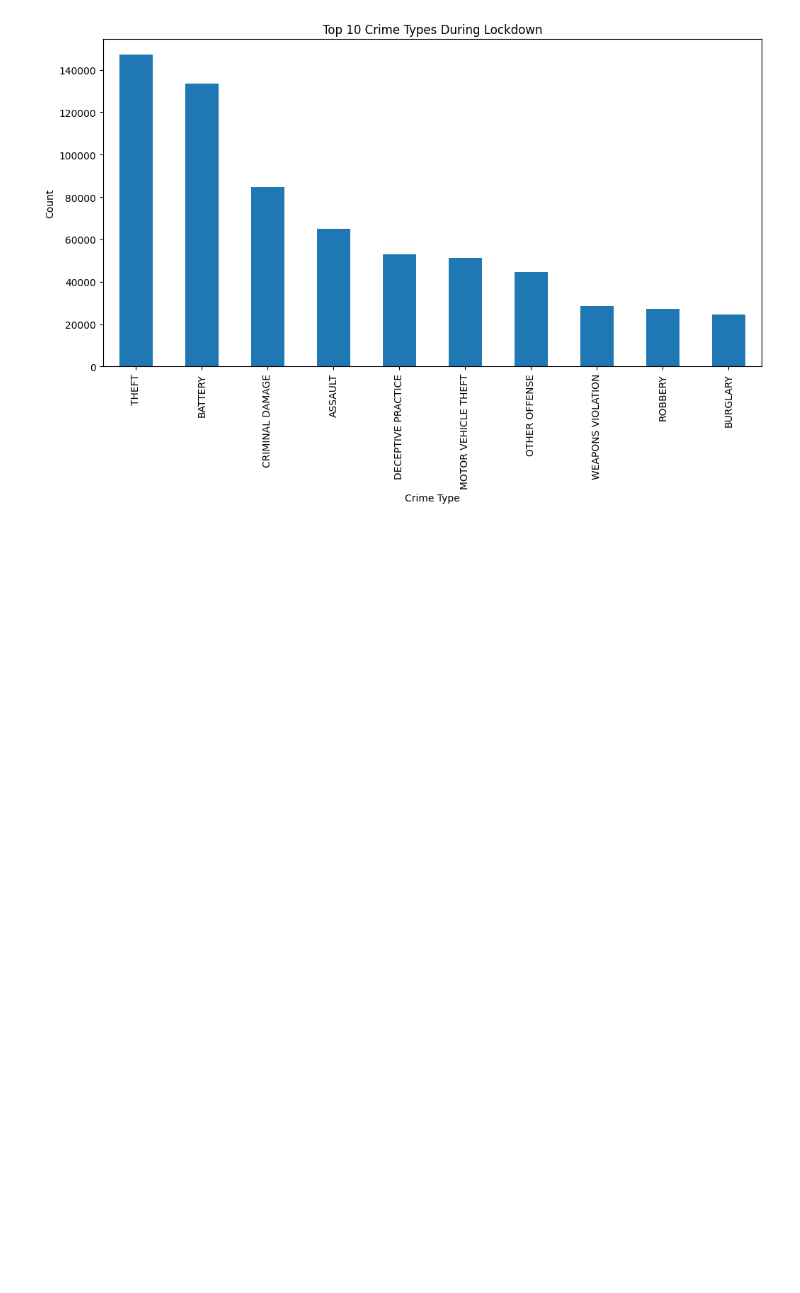
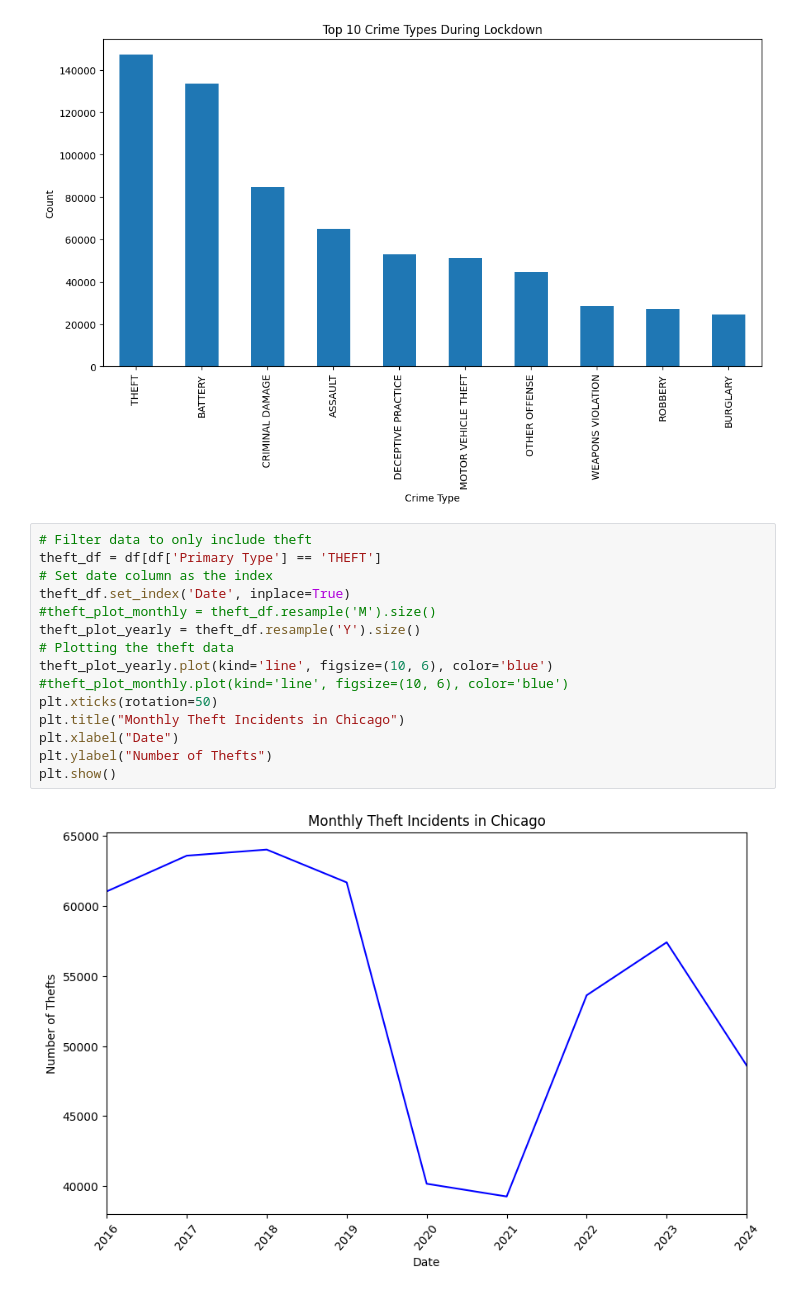
Before and after one commit to QJones76/team-project-1, a Jupyter notebook: Cleaned_Chicago_Crime.ipynb, the cells around one changed output. Cells and saved outputs as stored; diff of their text form; blank space fills up the shorter version.

```diff
--- a/Cleaned_Chicago_Crime.ipynb
+++ b/Cleaned_Chicago_Crime.ipynb
@@ -331,3 +393,20 @@ plt.ylabel("Count")
 plt.show()
 # %% [output]
 [figure]
+# %%
+# Filter data to only include theft
+theft_df = df[df['Primary Type'] == 'THEFT']
+# Set date column as the index
+theft_df.set_index('Date', inplace=True)
+#theft_plot_monthly = theft_df.resample('M').size()
+theft_plot_yearly = theft_df.resample('Y').size()
+# Plotting the theft data
+theft_plot_yearly.plot(kind='line', figsize=(10, 6), color='blue')
+#theft_plot_monthly.plot(kind='line', figsize=(10, 6), color='blue')
+plt.xticks(rotation=50)
+plt.title("Monthly Theft Incidents in Chicago")
+plt.xlabel("Date")
+plt.ylabel("Number of Thefts")
+plt.show()
+# %% [output]
+[figure, added]
```
Also changed, not shown: parts of 14 cells of this notebook.
